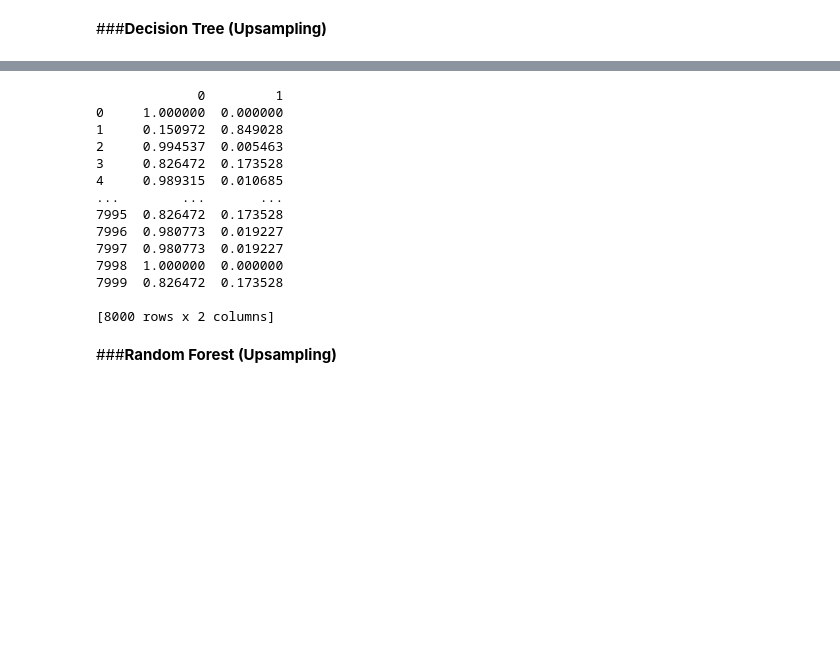
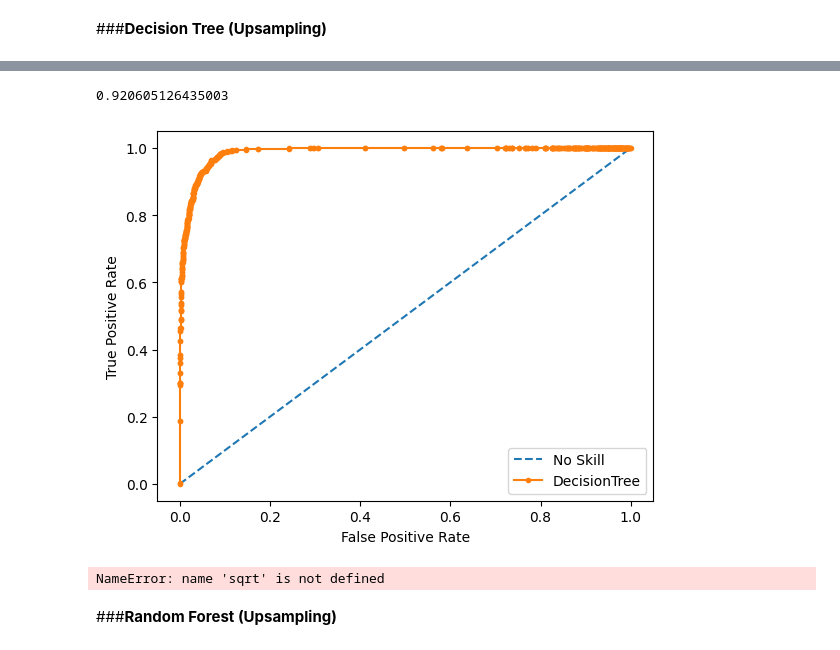
Before and after one commit to alyhussein86/491a6bOsXMz9HvMv, a Jupyter notebook: Term_Deposit_P2.ipynb, the cells around one changed output, grey strips where cells are left out. Saved outputs shown, nothing was run; the diff lists cells and outputs as text; code cells hidden in the pictures; blank space fills up the shorter version.

```diff
--- a/Term_Deposit_P2.ipynb
+++ b/Term_Deposit_P2.ipynb
@@ -767,22 +812,41 @@ Recall score: 90.80 %
 # %%
 upsampled_pred_proba_dt = upsampled_dt.predict_proba(X_test)
+dt_probs = upsampled_pred_proba_dt[:, 1]
-# %%
-print(pd.DataFrame(upsampled_pred_proba_dt))
-# %% [output]
-             0         1
-0     1.000000  0.000000
-1     0.150972  0.849028
-2     0.994537  0.005463
-3     0.826472  0.173528
-4     0.989315  0.010685
-...        ...       ...
-7995  0.826472  0.173528
-7996  0.980773  0.019227
-7997  0.980773  0.019227
-7998  1.000000  0.000000
-7999  0.826472  0.173528
-
-[8000 rows x 2 columns]
+# %%
+dt_auc = roc_auc_score(y_test, dt_probs)
+print(dt_auc)
+# %% [output]
+0.920605126435003
+# %%
+fpr, tpr, thresholds = roc_curve(y_test, dt_probs)
+# plot the roc curve for the model
+plt.plot([0,1], [0,1], linestyle='--', label='No Skill')
+plt.plot(fpr, tpr, marker='.', label='DecisionTree')
+# axis labels
+plt.xlabel('False Positive Rate')
+plt.ylabel('True Positive Rate')
+plt.legend()
+# show the plot
+plt.show()
+# %% [output]
+[figure, added]
+# %%
+# calculate the g-mean for each threshold
+gmeans = sqrt(tpr * (1-fpr))
+# locate the index of the largest g-mean
+ix = argmax(gmeans)
+print('Best Threshold=%f, gmneas=%.2f' % (thresholds[ix], gmeans[ix]))
+# plot the roc curve for the model
+plt.plot(fpr, tpr, marker='.', color= 'orange', label='DecisionTree')
+plt.plot(fpr[ix], tpr[ix], marker='o', color='black', label='Best')
+# axis labels
+plt.xlabel('False Positive Rate')
+plt.ylabel('True Positive Rate')
+plt.legend()
+# show the plot
+plt.show()
+# %% [output]
+NameError: name 'sqrt' is not defined
 # %% [markdown]
 ###**Random Forest (Upsampling)**
 # %%
```
Also changed, not shown: parts of 84 cells of this notebook.
